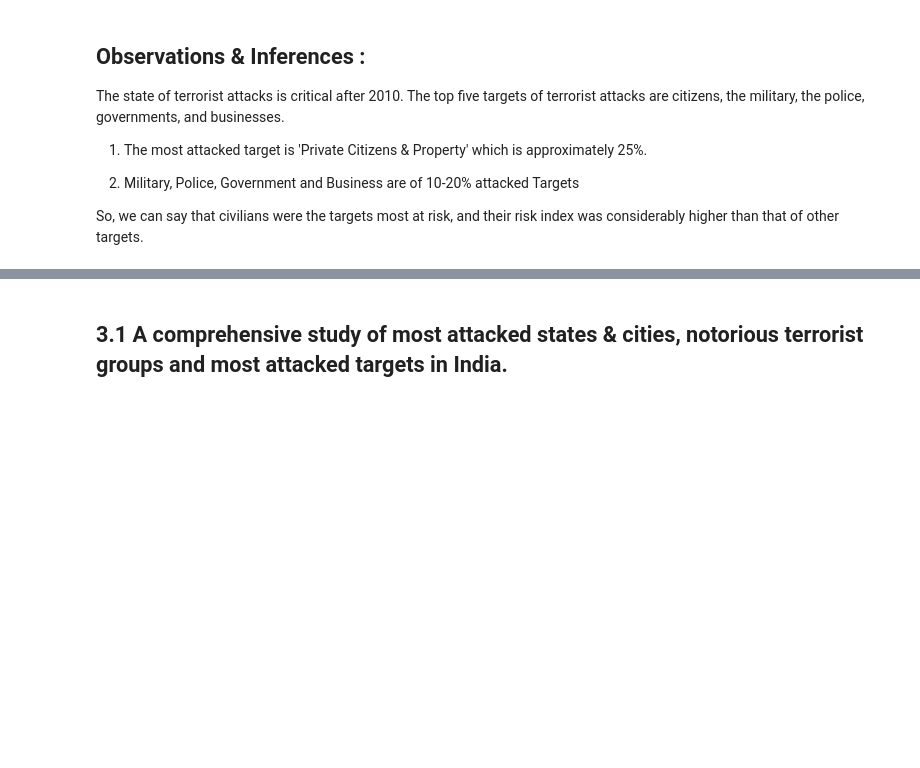
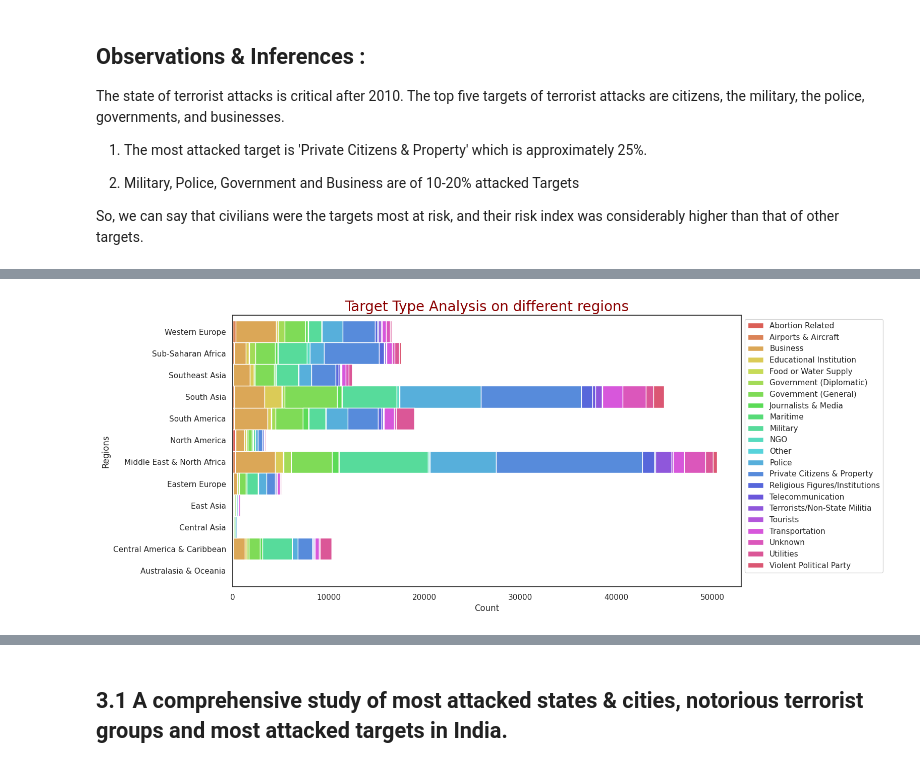
Before and after one commit to somyakmukherjee/Exploratory-Data-Analysis-on-Global-Terrorism, a Jupyter notebook: Capstone_Project_Global_terrorism_EDA_by_Somyak_Mukherjee.ipynb, the cells around one changed output, grey strips where cells are left out. Drawn from its saved outputs; the diff is of its cells as text; code cells hidden in the pictures; blank space fills up the shorter version.

```diff
--- a/Capstone_Project_Global_terrorism_EDA_by_Somyak_Mukherjee.ipynb
+++ b/Capstone_Project_Global_terrorism_EDA_by_Somyak_Mukherjee.ipynb
@@ -306,0 +413,17 @@ So, we can say that civilians were the targets most at risk, and their risk inde
+# %%
+# Plotting a crosstab analysis of Target types on different regions
+pd.crosstab(gt_df.Region,gt_df.Target_type).plot.barh(stacked=True,width=1,color=sns.color_palette('hls',22))
+
+# Setting plot size
+plt.gcf().set_size_inches(13,7)
+
+# Adding axis & overall titles and adjusting legend location
+plt.legend(loc='upper left', bbox_to_anchor=(1, 1))
+plt.title('Target Type Analysis on different regions',fontsize=20,color='Darkred')
+plt.xlabel('Count')
+plt.ylabel('Regions')
+
+# Showing the plot
+plt.show()
+# %% [output]
+[figure, added]
```
Also changed, not shown: parts of 53 cells of this notebook.
